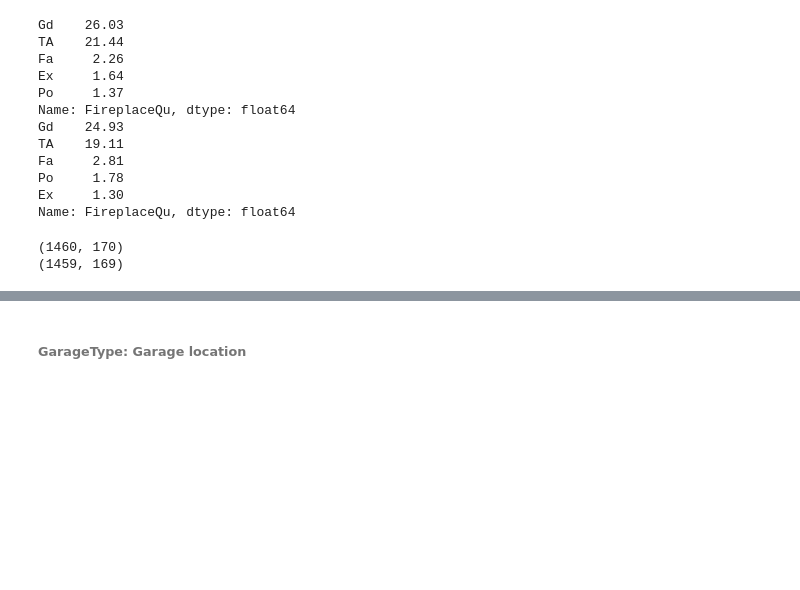
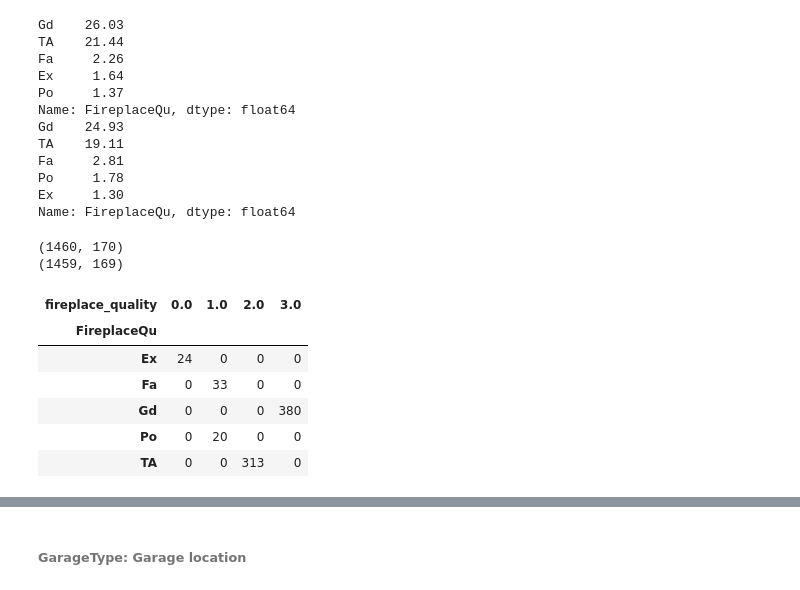
Before and after one commit to gwenkf/IowaHousePrices, a Jupyter notebook: House_Prices_Prepare_Dimitri.ipynb, the cells around one changed output, grey strips where cells are left out. Saved outputs shown, nothing was run; the diff lists cells and outputs as text; code cells hidden in the pictures; blank space fills up the shorter version.

```diff
--- a/House_Prices_Prepare_Dimitri.ipynb
+++ b/House_Prices_Prepare_Dimitri.ipynb
@@ -1689,6 +1694,16 @@ train.loc[train.FireplaceQu == 'TA', 'fireplace_quality'] = 2
 train.loc[train.FireplaceQu == 'Gd', 'fireplace_quality'] = 3
 train.loc[train.Functional == 'Ex', 'fireplace_quality'] = 3.5
 # pd.crosstab(train.FireplaceQu, train.fireplace_quality)
+# %%
+pd.crosstab(train.FireplaceQu, train.fireplace_quality)
+# %% [output]
+| fireplace_quality | 0.0 | 1.0 | 2.0 | 3.0 |
+| FireplaceQu |  |  |  |  |
+| Ex | 24 | 0 | 0 | 0 |
+| Fa | 0 | 33 | 0 | 0 |
+| Gd | 0 | 0 | 0 | 380 |
+| Po | 0 | 20 | 0 | 0 |
+| TA | 0 | 0 | 313 | 0 |
 # %%
 test['fireplace_quality'] = 0
 test.loc[test.FireplaceQu == 'Po', 'fireplace_quality'] = 1
```
Also changed, not shown: parts of 34 cells of this notebook.
